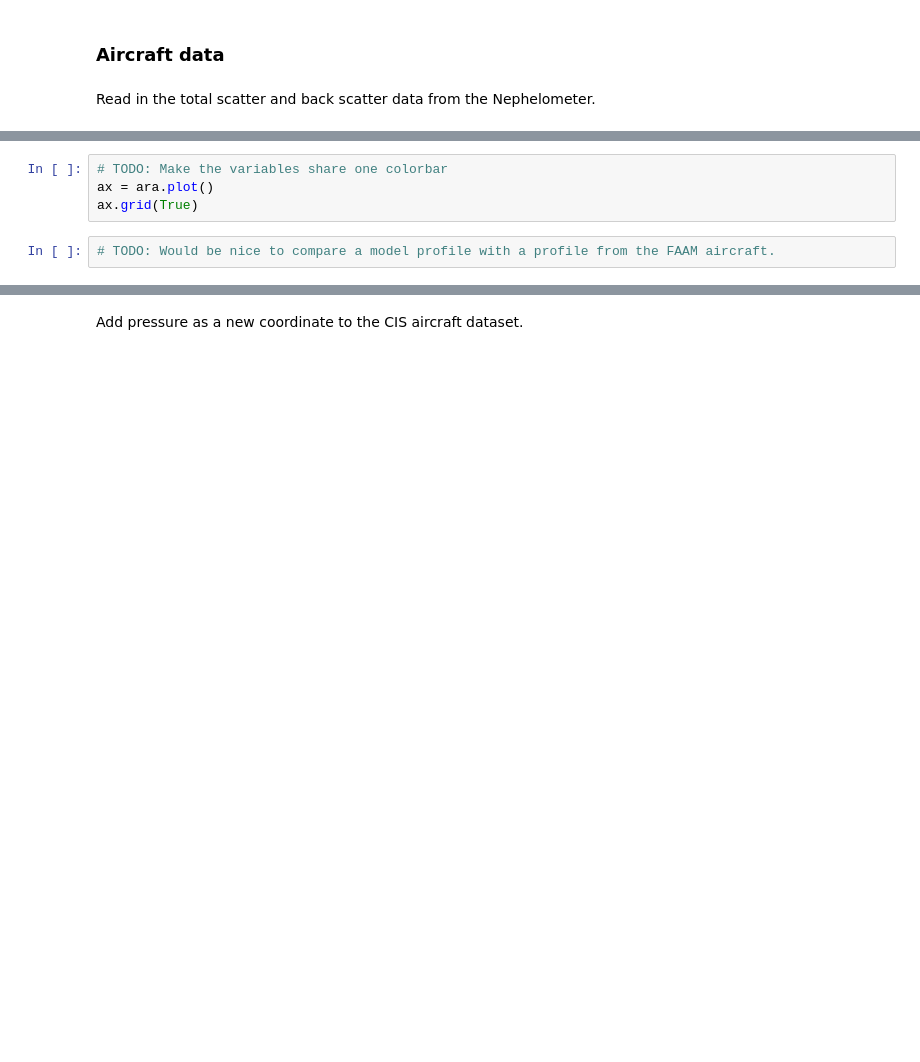
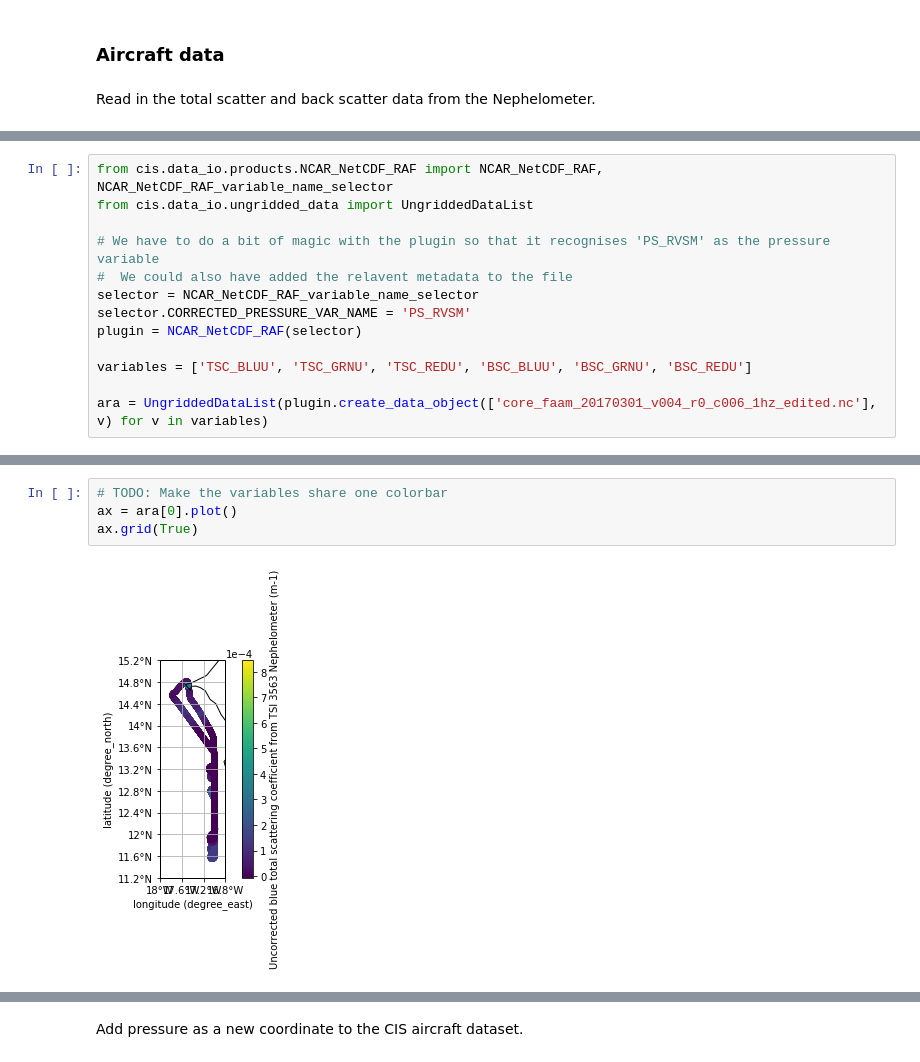
Before and after one commit to duncanwp/cis_workshops, a Jupyter notebook: MetOffice/FAAM_case_studies/cis_example_c006.ipynb, the cells around one changed output, grey strips where cells are left out. Cells and saved outputs as stored; diff of their text form; blank space fills up the shorter version.

```diff
--- a/MetOffice/FAAM_case_studies/cis_example_c006.ipynb
+++ b/MetOffice/FAAM_case_studies/cis_example_c006.ipynb
@@ -87,0 +100,13 @@ ara = cis.read_data_list('core_faam_20170301_v004_r0_c006_1hz_edited.nc', \
+# %%
+from cis.data_io.products.NCAR_NetCDF_RAF import NCAR_NetCDF_RAF, NCAR_NetCDF_RAF_variable_name_selector
+from cis.data_io.ungridded_data import UngriddedDataList
+
+# We have to do a bit of magic with the plugin so that it recognises 'PS_RVSM' as the pressure variable
+#  We could also have added the relavent metadata to the file
+selector = NCAR_NetCDF_RAF_variable_name_selector
+selector.CORRECTED_PRESSURE_VAR_NAME = 'PS_RVSM'
+plugin = NCAR_NetCDF_RAF(selector)
+
+variables = ['TSC_BLUU', 'TSC_GRNU', 'TSC_REDU', 'BSC_BLUU', 'BSC_GRNU', 'BSC_REDU']
+
+ara = UngriddedDataList(plugin.create_data_object(['core_faam_20170301_v004_r0_c006_1hz_edited.nc'], v) for v in variables)
@@ -90,6 +136,6 @@ print(ara)
 # %%
 # TODO: Make the variables share one colorbar
-ax = ara.plot()
+ax = ara[0].plot()
 ax.grid(True)
+# %% [output]
+[figure, added]
-# %%
-# TODO: Would be nice to compare a model profile with a profile from the FAAM aircraft.
```
Also changed, not shown: parts of 23 cells of this notebook, 1 other file.
